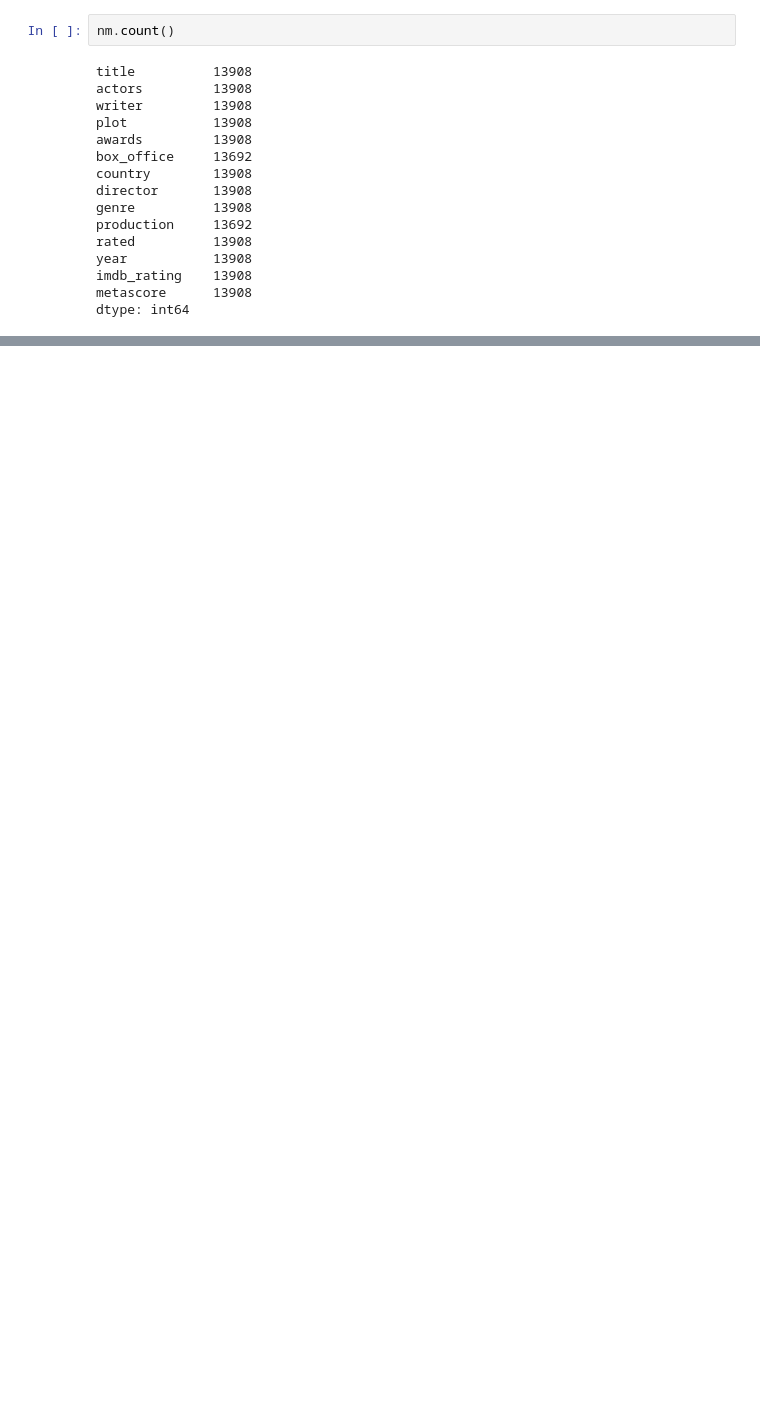
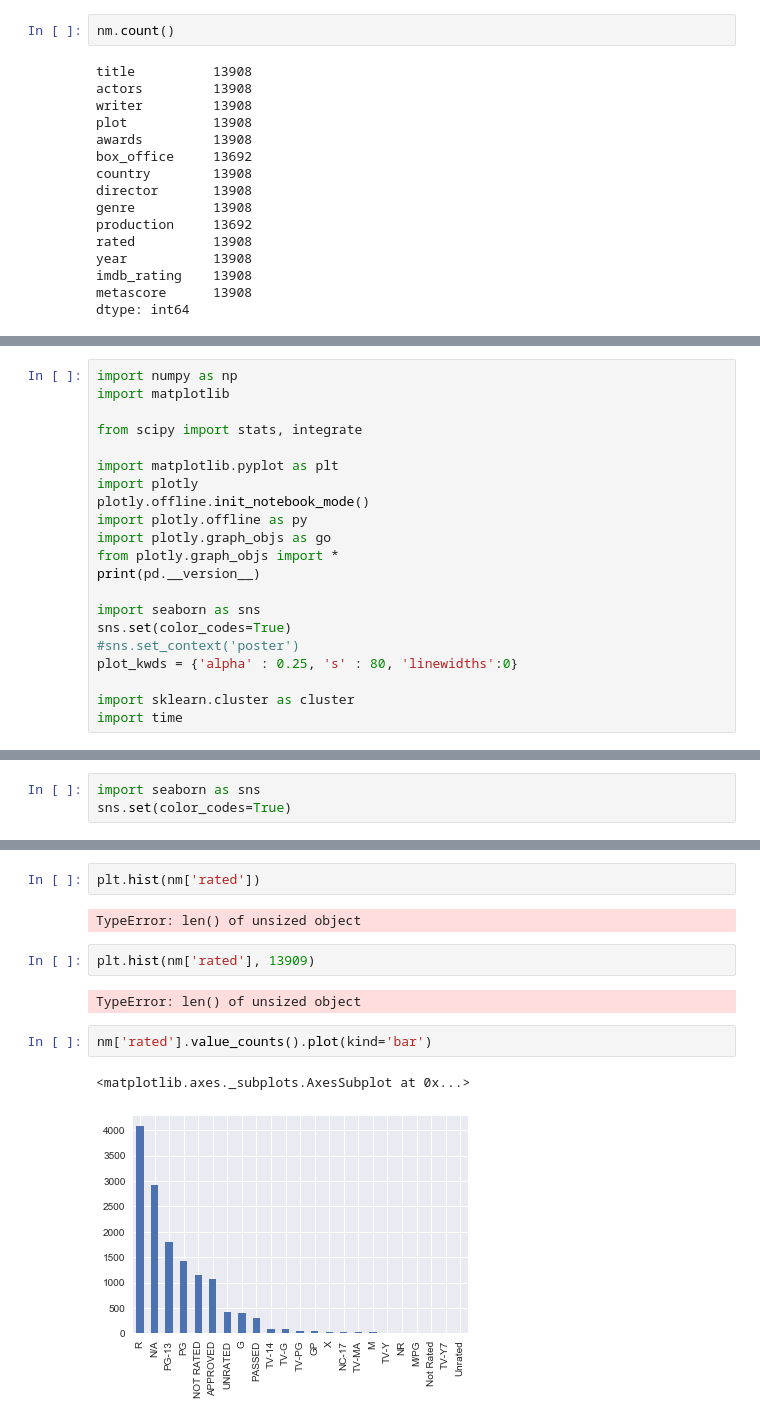
Before and after one commit to kristengutierrez/ActorNetwork, a Jupyter notebook: ActorNetwork.ipynb, the cells around one changed output, grey strips where cells are left out. Drawn from its saved outputs; the diff is of its cells as text; blank space fills up the shorter version.

```diff
--- a/ActorNetwork.ipynb
+++ b/ActorNetwork.ipynb
@@ -1009,0 +1051,21 @@ dtype: int64
+# %%
+import numpy as np
+import matplotlib
+
+from scipy import stats, integrate
+
+import matplotlib.pyplot as plt
+import plotly
+plotly.offline.init_notebook_mode()
+import plotly.offline as py
+import plotly.graph_objs as go
+from plotly.graph_objs import *
+print(pd.__version__)
+
+import seaborn as sns
+sns.set(color_codes=True)
+#sns.set_context('poster')
+plot_kwds = {'alpha' : 0.25, 's' : 80, 'linewidths':0}
+
+import sklearn.cluster as cluster
+import time
@@ -1009,0 +1095,3 @@ dtype: int64
+# %%
+import seaborn as sns
+sns.set(color_codes=True)
@@ -1009,0 +1123,13 @@ dtype: int64
+# %%
+plt.hist(nm['rated'])
+# %% [output]
+TypeError: len() of unsized object
+# %%
+plt.hist(nm['rated'], 13909)
+# %% [output]
+TypeError: len() of unsized object
+# %%
+nm['rated'].value_counts().plot(kind='bar')
+# %% [output]
+<matplotlib.axes._subplots.AxesSubplot at 0x...>
+[figure, added]
```
Also changed, not shown: parts of 30 cells of this notebook.
